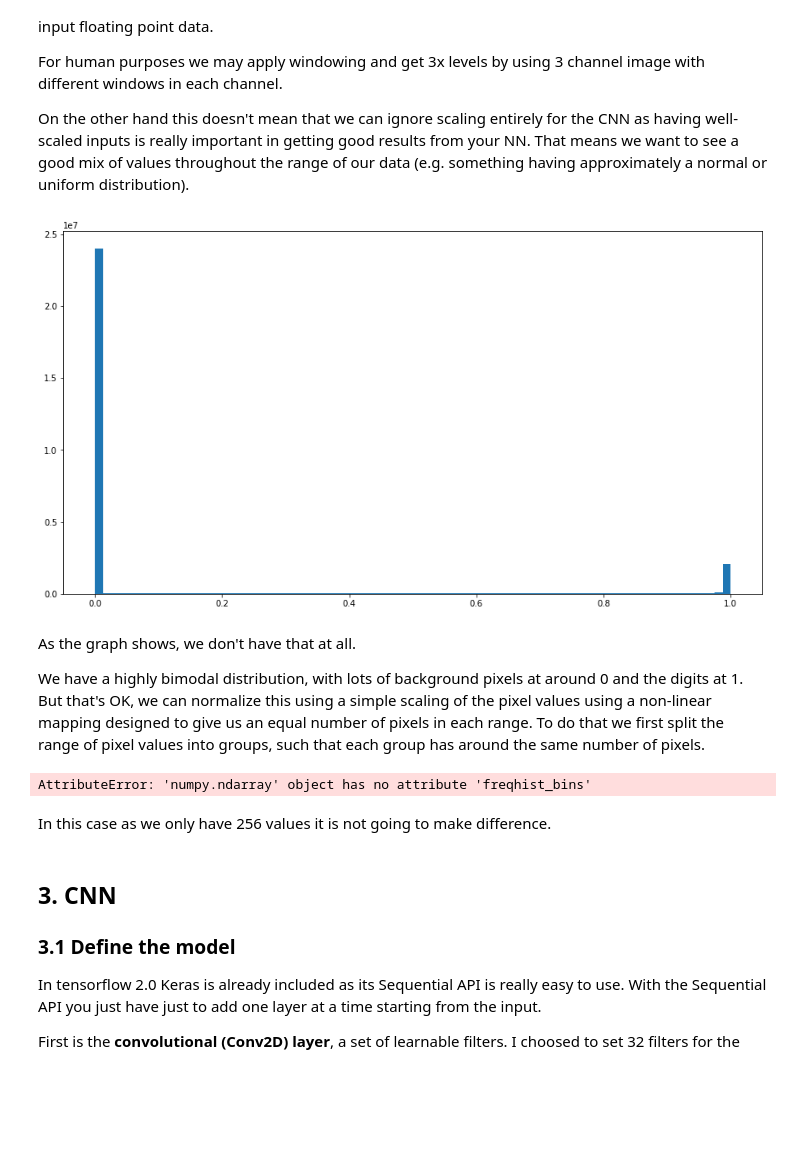
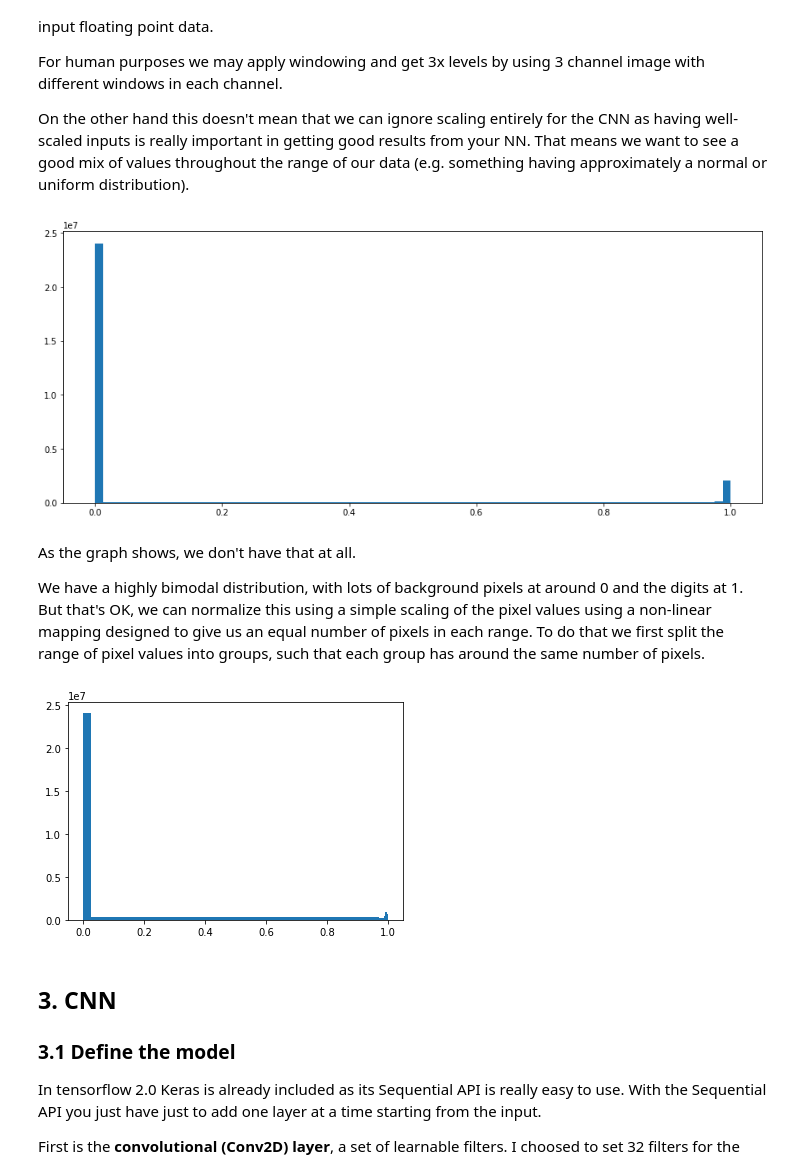
Before and after one commit to jgdelrio/tutorials, a Jupyter notebook: ComputerVision/03_Computer_Vision_Image_Classification.ipynb, the cells around one changed output. Cells and saved outputs as stored; diff of their text form; code cells hidden in the pictures; blank space fills up the shorter version.

```diff
--- a/ComputerVision/03_Computer_Vision_Image_Classification.ipynb
+++ b/ComputerVision/03_Computer_Vision_Image_Classification.ipynb
@@ -256,23 +255,25 @@ For human purposes we may apply windowing and get 3x levels by using 3 channel i
 On the other hand this doesn't mean that we can ignore scaling entirely for the CNN as having well-scaled inputs is really important in getting good results from your NN. That means we want to see a good mix of values throughout the range of our data (e.g. something having approximately a normal or uniform distribution).
 # %%
 px = X_tr.flatten()
-plt.figure(figsize=(15, 8))
+plt.figure(figsize=(15, 6))
 plt.hist(px, bins=80);
 # %% [output]
-[figure, old version]
+[figure, new version]
 # %% [markdown]
 As the graph shows, we don't have that at all.
 
 We have a highly bimodal distribution, with lots of background pixels at around 0 and the digits at 1. But that's OK, we can normalize this using a simple scaling of the pixel values using a non-linear mapping designed to give us an equal number of pixels in each range. To do that we first split the range of pixel values into groups, such that each group has around the same number of pixels.
-# %%
-bins = px.freqhist_bins(20)
-print(bins)
-plt.figure(figsize=(15, 4))
-plt.hist(px, bins=bins);
-# %% [output]
-AttributeError: 'numpy.ndarray' object has no attribute 'freqhist_bins'
-# %% [markdown]
-In this case as we only have 256 values it is not going to make difference.
+# %%
+def histedges_equalN(x, nbin):
+    npt = len(x)
+    return np.interp(np.linspace(0, npt, nbin + 1),
+                     np.arange(npt),
+                     np.sort(x))
+
+# Calculate the bins. In this case as most points are just zero there is not much we can do.
+n, bins, patches = plt.hist(px, histedges_equalN(px, 80))
+# %% [output]
+[figure, added]
 # %% [markdown]
 ## 3. CNN
 ### 3.1 Define the model
```
Also changed, not shown: parts of 20 cells of this notebook, 14 other files.
